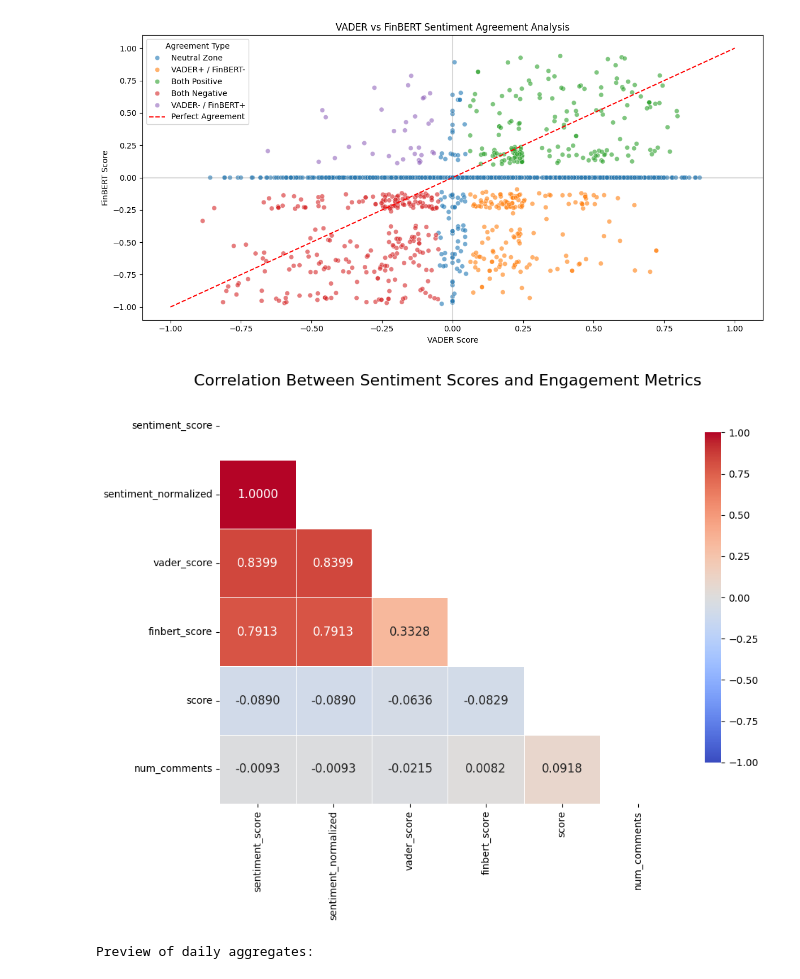
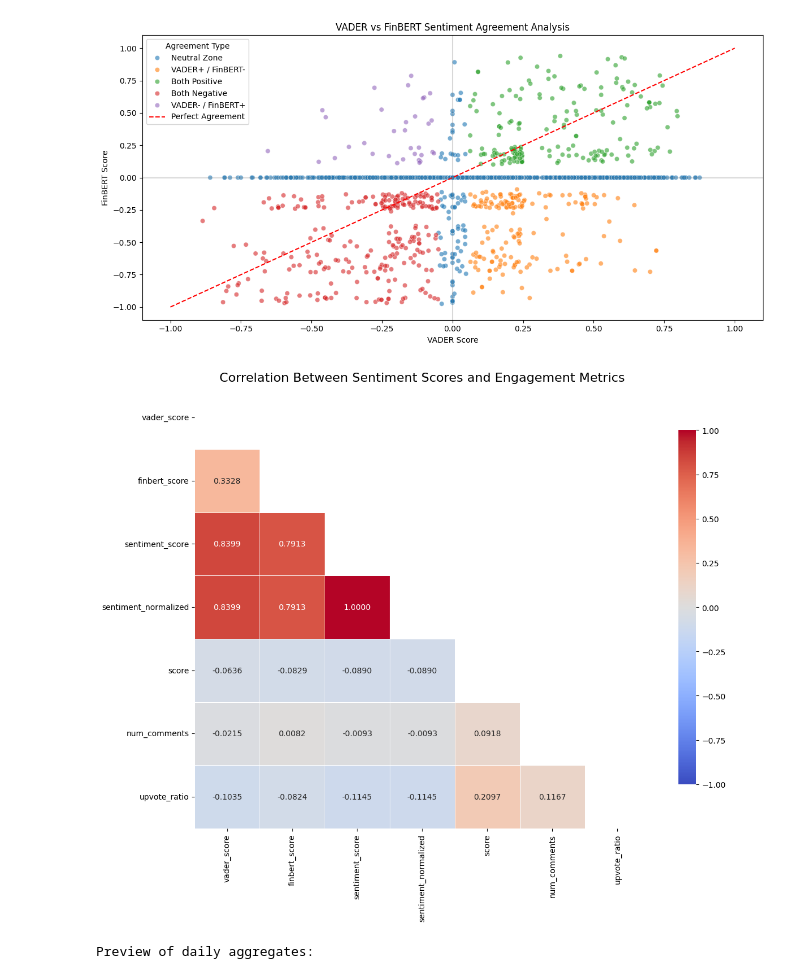
Before and after one commit to jonathanermias/RedditStocks_v2.0, a Jupyter notebook: app/VaderBertAnalysis.ipynb, the cells around one changed output. Cells and saved outputs as stored; diff of their text form; code cells hidden in the pictures.

Commit message:
Finishing uploading images and fixing formating

```diff
--- a/app/VaderBertAnalysis.ipynb
+++ b/app/VaderBertAnalysis.ipynb
@@ -251,24 +251,47 @@ plt.show()
 # %% [output]
 [figure]
 # %%
-plt.figure(figsize=(10, 8))
+engagement_cols = ['score', 'num_comments', 'upvote_ratio']
+
+
+for col in engagement_cols:
+    if col in reddit_data.columns:
+        reddit_data[col] = pd.to_numeric(reddit_data[col], errors='coerce')
+        reddit_data[col] = reddit_data[col].fillna(0) # Fill NaNs with 0, or another appropriate strategy
+    else:
+        print(f"Warning: Engagement column '{col}' not found in DataFrame.")
+        # Remove missing columns from the list to be used for correlation
+        engagement_cols.remove(col)
+
+# --- Select columns for the correlation matrix ---
+# Include your sentiment scores and the engagement metrics
+correlation_columns = ['vader_score', 'finbert_score', 'sentiment_score', 'sentiment_normalized'] + engagement_cols
+
+# Filter out columns that don't exist in the DataFrame
+correlation_columns = [col for col in correlation_columns if col in reddit_data.columns]
+
+# Calculate the correlation matrix
+corr_matrix = reddit_data[correlation_columns].corr()
+
+# --- Heatmap code (your existing code, using the new corr_matrix) ---
+plt.figure(figsize=(12, 10)) # Adjusted size to potentially fit more labels
 mask = np.triu(np.ones_like(corr_matrix, dtype=bool))  # Create mask for upper triangle
 sns.heatmap(corr_matrix,
             annot=True,               # Show correlation values
             cmap='coolwarm',          # Color scheme
             vmin=-1, vmax=1,          # Fix color scale
             mask=mask,                # Apply mask to hide redundant values
-            annot_kws={"size": 12},   # Larger annotation font
+            annot_kws={"size": 10},   # Slightly smaller annotation font for more cells
             fmt='.4f',                # Round to 4 decimal places
             linewidths=0.5,           # Add cell borders
             cbar_kws={"shrink": 0.8}) # Adjust colorbar size
 
 plt.title('Correlation Between Sentiment Scores and Engagement Metrics', fontsize=16)
 plt.tight_layout()
-plt.savefig('../data/images/VaderBertHeatMap.png')
+plt.savefig('../data/images/SentimentEngagementCorrelationHeatmap.png') # Changed filename for clarity
 plt.show()
 # %% [output]
-[figure, old version]
+[figure, new version]
 # %%
 if 'subreddit' in reddit_data.columns:
     # keep only the bare subreddit name (e.g.  r/stocks  ->  stocks)
```
Also changed, not shown: parts of 1 cell of this notebook, 6 other files.
